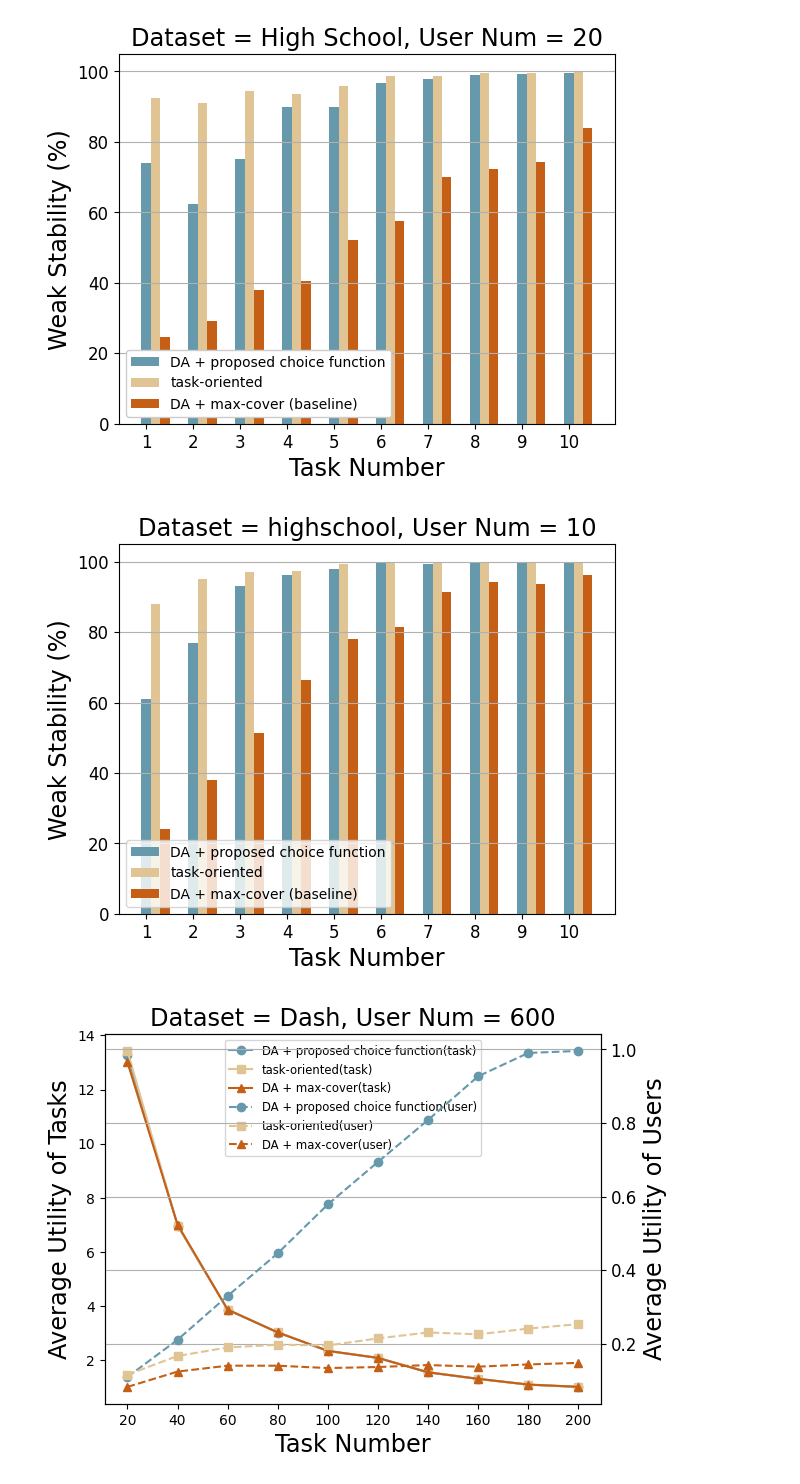
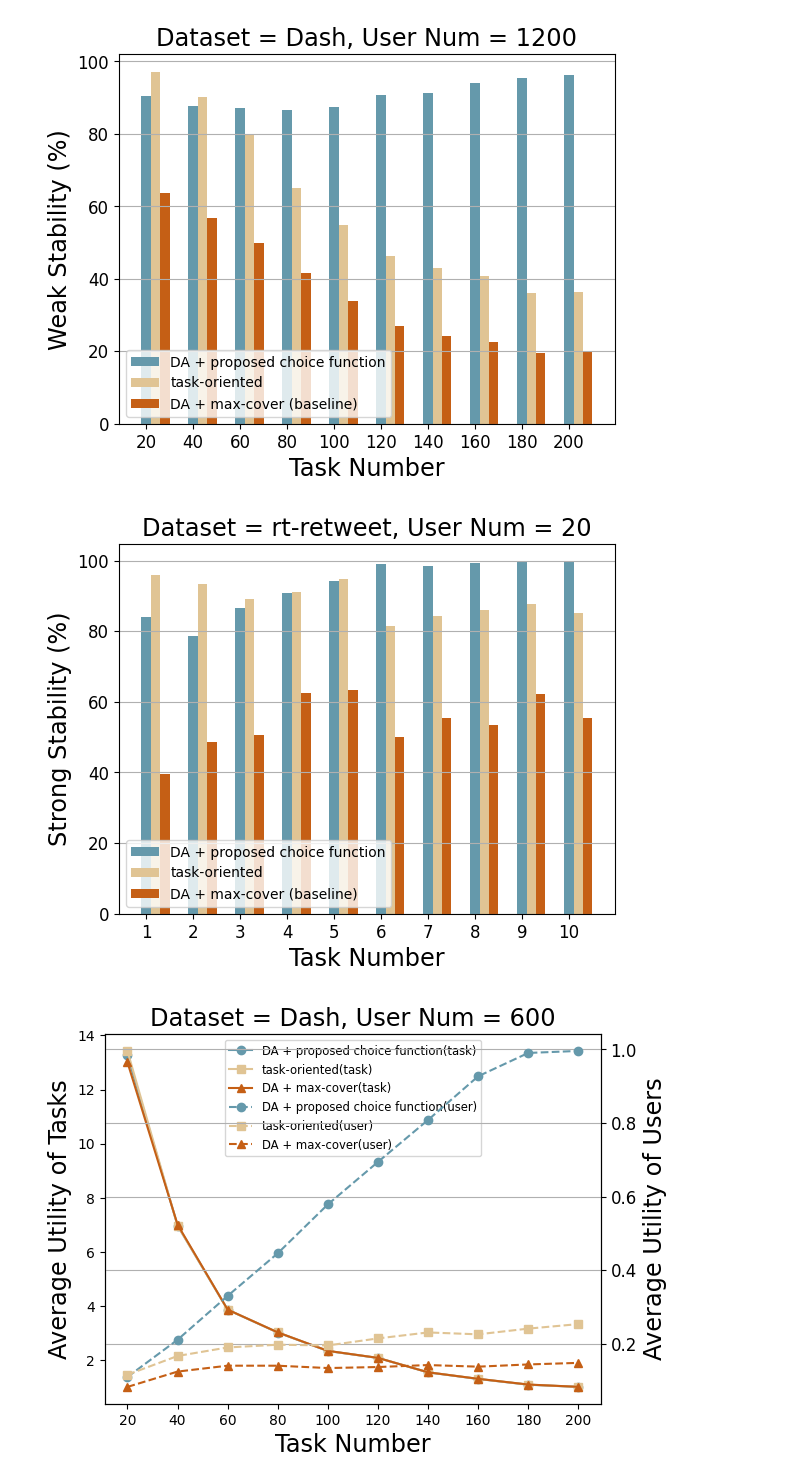
Before and after one commit to braisedp/CCTA, a Jupyter notebook: experiment/estimate_result.ipynb, the cells around one changed output. Drawn from its saved outputs; the diff is of its cells as text; code cells hidden in the pictures.

```diff
--- a/experiment/estimate_result.ipynb
+++ b/experiment/estimate_result.ipynb
@@ -3,19 +3,21 @@ import pandas as pd
 import numpy as np
 import matplotlib.pyplot as plt
 # %%
-worker_num = 20
-dataset = 'highschool'
+worker_num = 1200
+dataset = 'dash'
 weight = 'u'
 x_labels_dict = {
     'dash':[20,40,60,80,100,120,140,160,180,200],
     'copen':[4+4*i for i in range(10)],
-    'highschool':[1,2,3,4,5,6,7,8,9,10]
+    'highschool':[1,2,3,4,5,6,7,8,9,10],
+    'rt-retweet':[1,2,3,4,5,6,7,8,9,10]
 }
 
 dataset_name_map= {
     'dash':'Dash',
     'copen':'Copen',
-    'highschool':'High School'
+    'highschool':'High School',
+    'rt-retweet':'rt-retweet'
 }
 
 df = pd.read_csv('./result/{}{}_result.csv'.format(dataset,weight))
@@ -26,48 +28,53 @@ df1 = df.groupby(['method','task'])['fairness-pairwise'].agg(['mean']).reset_ind
 methods = ['budget','heuristic','max-cover',]
 labels = ['DA + proposed choice function','task-oriented','DA + max-cover (baseline)']
 bar_width = 0.2
 
 # 设置位置偏移，以便将直方图居中显示
 bar_positions = range(10)
 # 绘制折线图
 plt.figure()
 # colors = ['#3B6573','#92B0A6','#D2BCAC']
 colors =['#6599AB','#E0C494','#C55F15']
 # colors = ['#0E8F9A','#50906D','#9A8C46']
 # x_labels = [20,40,60,80,100,120,140,160,180,200]
 x_labels = x_labels_dict[dataset]
 # x_labels = [4+4*i for i in range(10)]
 plt.xticks(bar_positions,x_labels,fontsize='large')
 plt.yticks(fontsize='large')
 plt.grid(True,axis='y')
 for i,method in enumerate(methods):
     method_data = df1[(df1['method'] == method)&(df1['task'].isin(x_labels))]
     current_bar_positions = [pos + i * bar_width for pos in bar_positions]
     plt.bar(current_bar_positions, method_data['mean']*100,width = bar_width,label=labels[i],color= colors[i])
 
 # 添加标签和图例
 plt.xlabel('Task Number',fontsize='xx-large')
 plt.ylabel('Weak Stability (%)',fontsize='xx-large')
 plt.title('Dataset = {}, User Num = {}'.format(dataset_name_map[dataset],worker_num),fontsize='xx-large')
-plt.legend(loc='lower left',framealpha=1)
+plt.legend(loc='lower left')
 
 # 显示图形
 # plt.show()
-plt.savefig('C:/Users/A/OneDrive/群智计算/研究点一/实验输出/weak_stability/user{}{}{}.eps'.format(worker_num,dataset,weight))
+plt.savefig('C:/Users/A/OneDrive/群智计算/研究点一/实验输出/weak_stability/user{}{}{}.pdf'.format(worker_num,dataset,weight))
 # %% [output]
-[figure, old version]
+[figure, new version]
 # %%
-worker_num = 10
-dataset = 'highschool'
+worker_num = 20
+dataset = 'rt-retweet'
 weight = 'u'
 x_labels_dict = {
     'dash':[20,40,60,80,100,120,140,160,180,200],
     'copen':[4+4*i for i in range(10)],
-    'highschool':[1,2,3,4,5,6,7,8,9,10]
+    'highschool':[1,2,3,4,5,6,7,8,9,10],
+    'rt-retweet':[1,2,3,4,5,6,7,8,9,10]
 }
 
-
-
+dataset_name_map= {
+    'dash':'Dash',
+    'copen':'Copen',
+    'highschool':'High School',
+    'rt-retweet':'rt-retweet'
+}
 df = pd.read_csv('./result/{}{}_result.csv'.format(dataset,weight))
 df = df[df['worker']== worker_num]
 df1 = df.groupby(['method','task'])['overall-satisfactory'].agg(['mean','max','min']).reset_index()
@@ -96,7 +103,7 @@ for i,method in enumerate(methods):
 
 # 添加标签和图例
 plt.xlabel('Task Number',fontsize='xx-large')
-plt.ylabel('Weak Stability (%)',fontsize='xx-large')
+plt.ylabel('Strong Stability (%)',fontsize='xx-large')
 plt.title('Dataset = {}, User Num = {}'.format(dataset,worker_num),fontsize='xx-large')
 plt.legend(loc='lower left')
 
@@ -104,7 +111,7 @@ plt.legend(loc='lower left')
 # plt.show()
 plt.savefig('C:/Users/A/OneDrive/群智计算/研究点一/实验输出/strong_stability/user{}{}{}.pdf'.format(worker_num,dataset,weight))
 # %% [output]
-[figure, old version]
+[figure, new version]
 # %%
 worker_num = 600
 dataset = 'dash'
```
Also changed, not shown: 5 other files.
